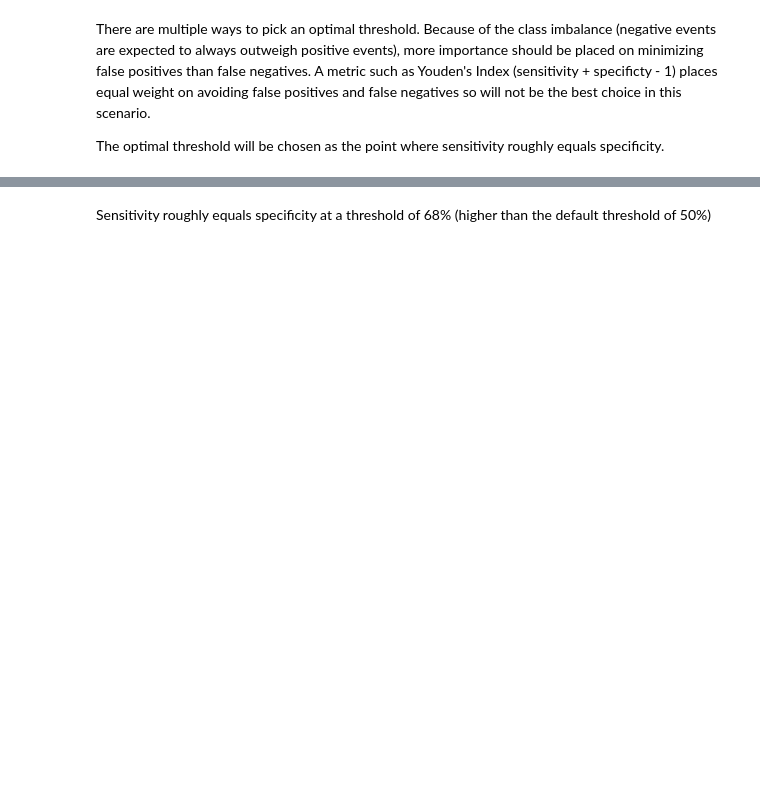
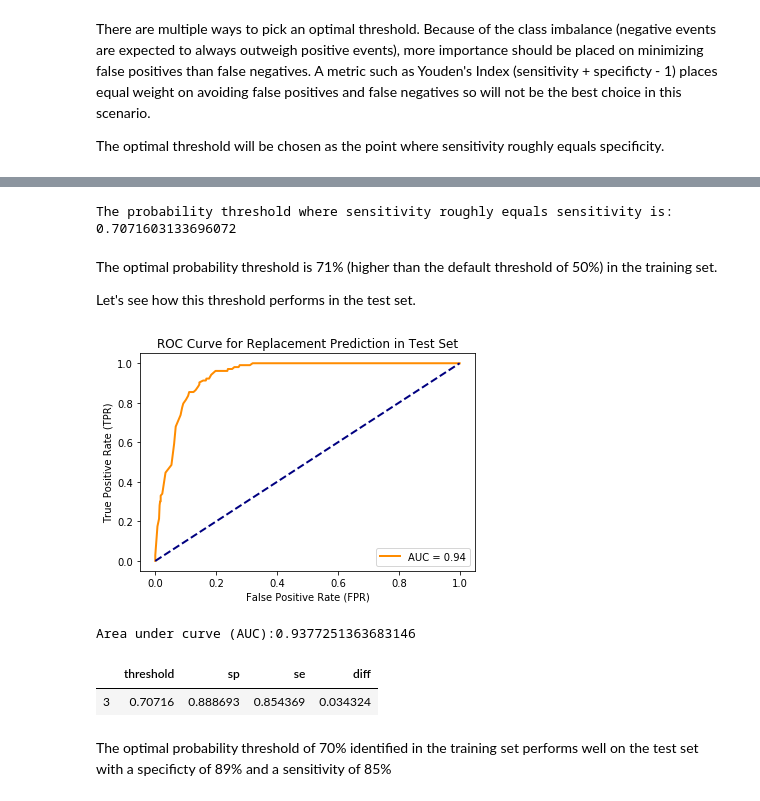
Before and after one commit to paigemcdonald10/diagnostic-test-for-behaviour, a Jupyter notebook: ROC curve analysis.ipynb, the cells around one changed output, grey strips where cells are left out. Saved outputs shown, nothing was run; the diff lists cells and outputs as text; code cells hidden in the pictures; blank space fills up the shorter version.

```diff
--- a/ROC curve analysis.ipynb
+++ b/ROC curve analysis.ipynb
@@ -346,2 +342,44 @@ thresholds_sp_se.sort_values(by = 'diff')
-# %% [markdown]
-Sensitivity roughly equals specificity at a threshold of 68% (higher than the default threshold of 50%)
+# %%
+# get value for optimal threshold where sensitivity roughly equals specificity
+optimal_threshold = thres_sp_se_train.iat[0,0]
+print('The probability threshold where sensitivity roughly equals sensitivity is:', optimal_threshold)
+# %% [output]
+The probability threshold where sensitivity roughly equals sensitivity is: 0.7071603133696072
+# %% [markdown]
+The optimal probability threshold is 71% (higher than the default threshold of 50%) in the training set.
+
+Let's see how this threshold performs in the test set.
+# %%
+# create ROC curve for test set
+y_proba_test = model.predict_proba(X_test)[:,1]
+
+fprs_test, tprs_test, thresholds_test = roc_curve(y_test, y_proba_test)
+roc_auc_test = roc_auc_score(y_test, y_proba_test)
+
+plt.figure()
+plt.plot(fprs_test, tprs_test, color='darkorange',
+         lw=2, label='AUC = %0.2f' % roc_auc_test)
+plt.plot([0, 1], [0, 1], color='navy', lw=2, linestyle='--')
+plt.xlabel('False Positive Rate (FPR)')
+plt.ylabel('True Positive Rate (TPR)')
+plt.title('ROC Curve for Replacement Prediction in Test Set')
+plt.legend(loc="best")
+plt.show()
+
+print(f'Area under curve (AUC):{roc_auc_test}')
+print()
+# %% [output]
+[figure, added]
+Area under curve (AUC):0.9377251363683146
+# %%
+# get the sensitivity and specificity of the 70% probability threshold for the test set
+thres_sp_se_test = pd.DataFrame(np.vstack((thresholds_test,(1-fprs_test), tprs_test, ((1-fprs_test)-tprs_test)))).T.apply(pd.to_numeric)
+thres_sp_se_test.columns=['threshold','sp','se', 'diff']
+thres_sp_se_test['diff'] = abs(thres_sp_se_test['diff']) # get absolute value to find smallest difference
+thres_sp_se_test = thres_sp_se_test.sort_values(by = 'diff').reset_index(drop=True)
+thres_sp_se_test.loc[thres_sp_se_test['threshold'] == optimal_threshold]
+# %% [output]
+|  | threshold | sp | se | diff |
+| 3 | 0.70716 | 0.888693 | 0.854369 | 0.034324 |
+# %% [markdown]
+The optimal probability threshold of 70% identified in the training set performs well on the test set with a specificty of 89% and a sensitivity of 85%
```
Also changed, not shown: parts of 7 cells of this notebook.
